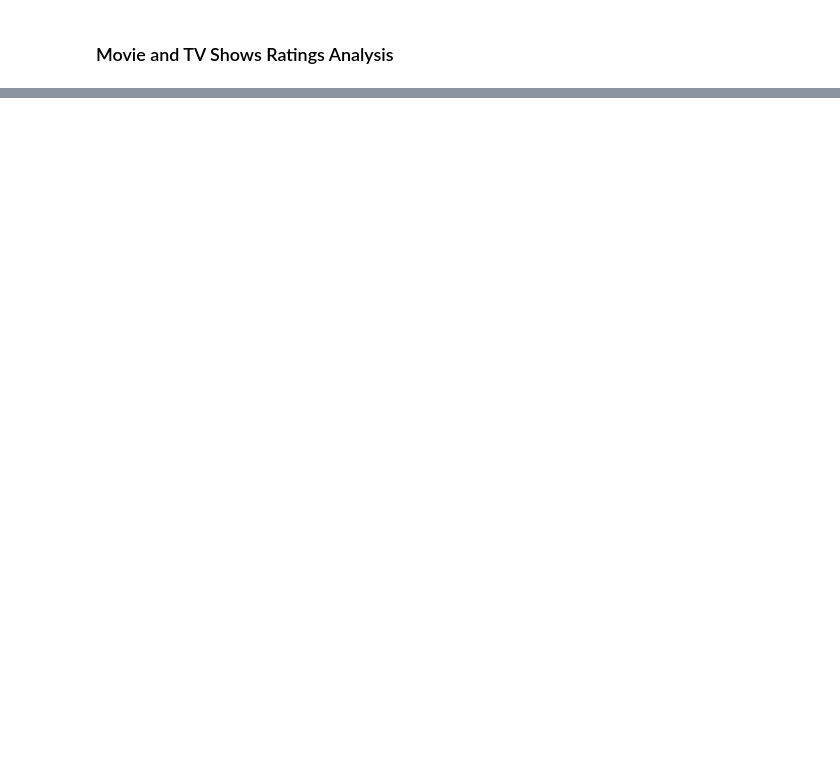
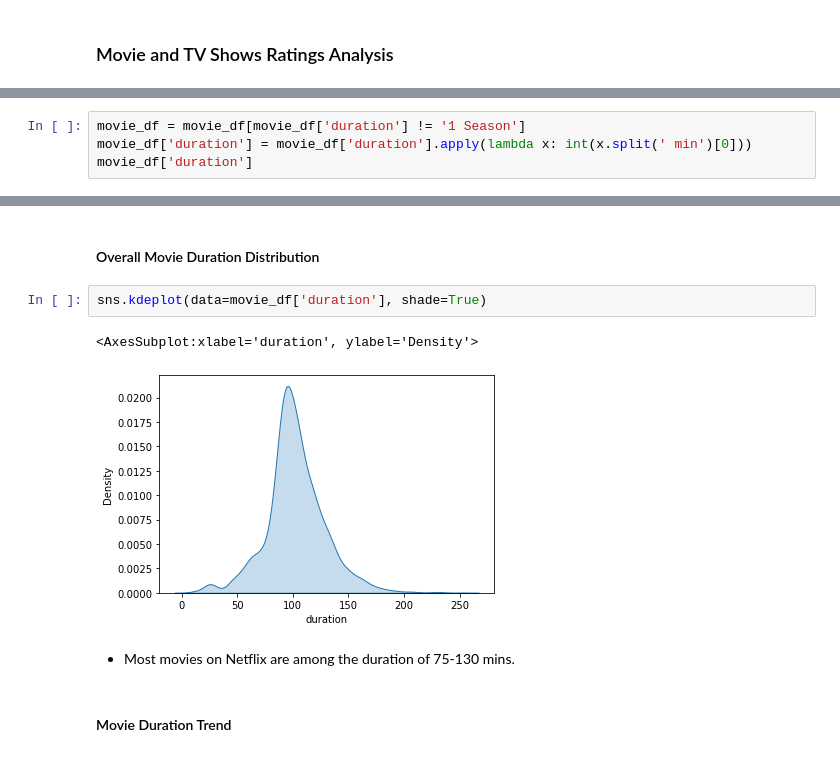
Before and after one commit to SarahLuym/kaggle, a Jupyter notebook: Netflix/Netflix Data Analysis.ipynb, the cells around one changed output, grey strips where cells are left out. Drawn from its saved outputs; the diff is of its cells as text; blank space fills up the shorter version.

```diff
--- a/Netflix/Netflix Data Analysis.ipynb
+++ b/Netflix/Netflix Data Analysis.ipynb
@@ -233,0 +288,4 @@ Text(0.5, 1.0, 'Movie and TV Show Trends on Netflix')
+# %%
+movie_df = movie_df[movie_df['duration'] != '1 Season']
+movie_df['duration'] = movie_df['duration'].apply(lambda x: int(x.split(' min')[0]))
+movie_df['duration']
@@ -233,0 +305,11 @@ Text(0.5, 1.0, 'Movie and TV Show Trends on Netflix')
+# %% [markdown]
+#### Overall Movie Duration Distribution
+# %%
+sns.kdeplot(data=movie_df['duration'], shade=True)
+# %% [output]
+<AxesSubplot:xlabel='duration', ylabel='Density'>
+[figure, added]
+# %% [markdown]
+* Most movies on Netflix are among the duration of 75-130 mins.
+# %% [markdown]
+#### Movie Duration Trend
```
Also changed, not shown: parts of 32 cells of this notebook.
